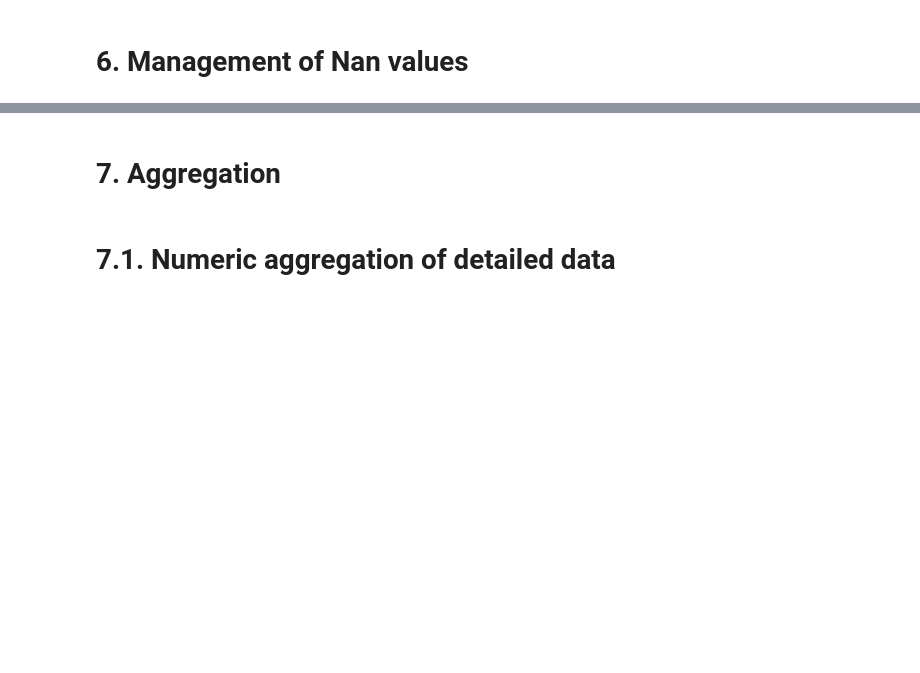
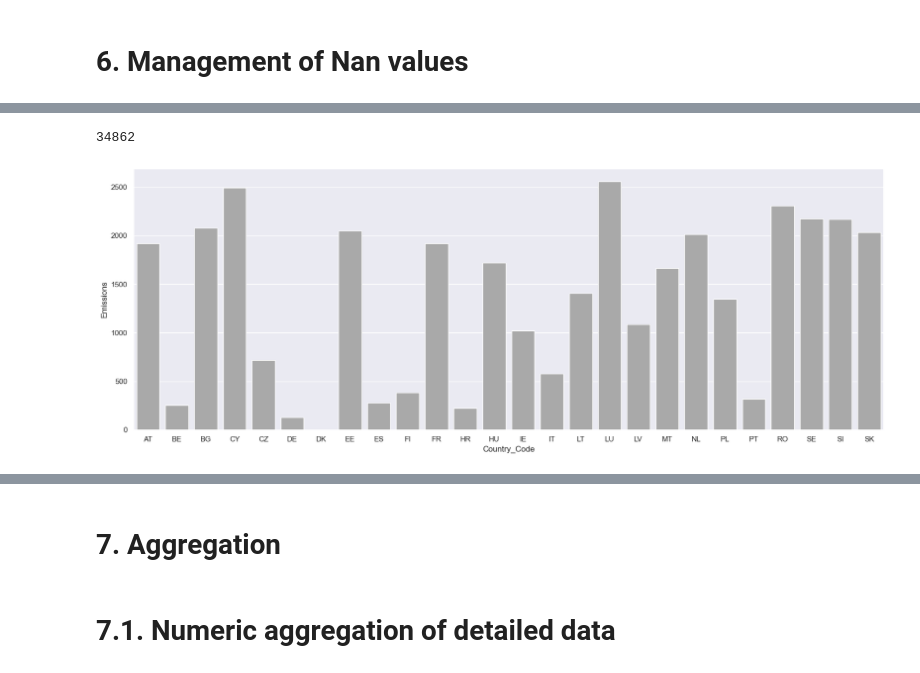
Before and after one commit to simboli/Computer-programming-and-data-management-Assignment, a Jupyter notebook: 001.National emissions LRTAP 2023.ipynb, the cells around one changed output, grey strips where cells are left out. Cells and saved outputs as stored; diff of their text form; code cells hidden in the pictures; blank space fills up the shorter version.

```diff
--- a/001.National emissions LRTAP 2023.ipynb
+++ b/001.National emissions LRTAP 2023.ipynb
@@ -222,0 +272,11 @@ Name: Emissions, dtype: object
+# %%
+# Define the sectors of interest
+sectors_of_interest = [
+    'International aviation LTO (civil)',
+    'Domestic aviation LTO (civil)',
+    'International aviation cruise (civil)',
+    'Domestic aviation cruise (civil)'
+]
+
+# Filter the DataFrame for these sectors
+df_emissions = df_LRTAPemissions[df_LRTAPemissions['Sector_name'].isin(sectors_of_interest)]
@@ -223,2 +290,5 @@ Name: Emissions, dtype: object
 # %% [markdown]
 ## 5.2. Country code
+# %%
+# Filter the DataFrame for these sectors
+df_emissions = df_emissions[df_emissions['Country_Code'].isin(countryEU27)]
@@ -226,0 +307,3 @@ Name: Emissions, dtype: object
+# %%
+df_Nan_Country = df_emissions.groupby(['Country_Code']).agg({'Emissions': lambda x: x.isnull().sum()})
+df_Nan_Country
@@ -226,0 +329,9 @@ Name: Emissions, dtype: object
+# %%
+df_Nan_Country['Emissions'].sum()
+# %% [output]
+34862
+# %%
+sns.set(rc={'figure.figsize':(20,7)})
+sns.barplot(x='Country_Code', y='Emissions', data=df_Nan_Country, color='darkgray');
+# %% [output]
+[figure, added]
```
Also changed, not shown: parts of 27 cells of this notebook.
